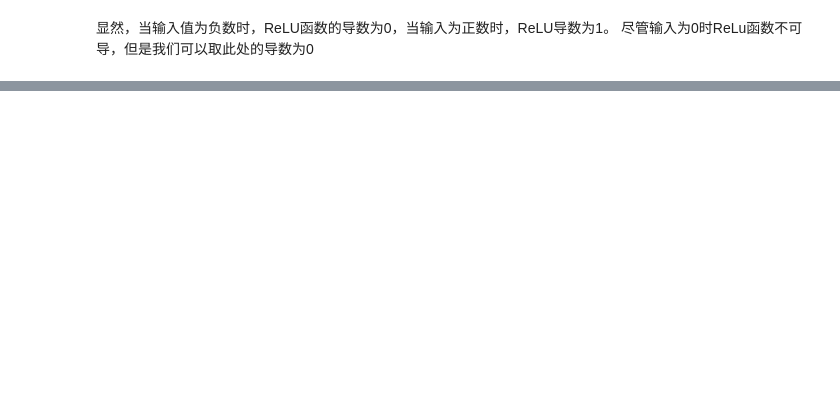
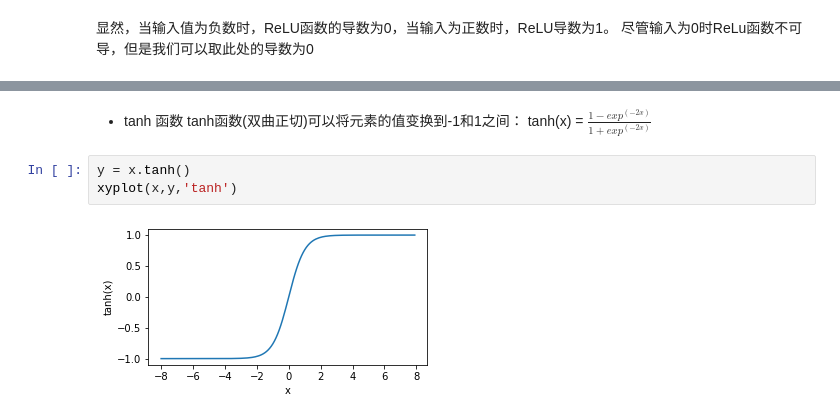
Before and after one commit to point6013/pytorch_deeplearning, a Jupyter notebook: 多层感知机.ipynb, the cells around one changed output, grey strips where cells are left out. Cells and saved outputs as stored; diff of their text form; blank space fills up the shorter version.

```diff
--- a/多层感知机.ipynb
+++ b/多层感知机.ipynb
@@ -63,0 +82,9 @@ xyplot(x,x.grad,'grad of relu')
+# %% [markdown]
+- tanh 函数
+tanh函数(双曲正切)可以将元素的值变换到-1和1之间：
+tanh(x) = $\frac{1-exp^{(-2x)}}{1+exp^{(-2x)}}$
+# %%
+y = x.tanh()
+xyplot(x,y,'tanh')
+# %% [output]
+[figure, added]
```
Also changed, not shown: parts of 11 cells of this notebook, 3 other files.
